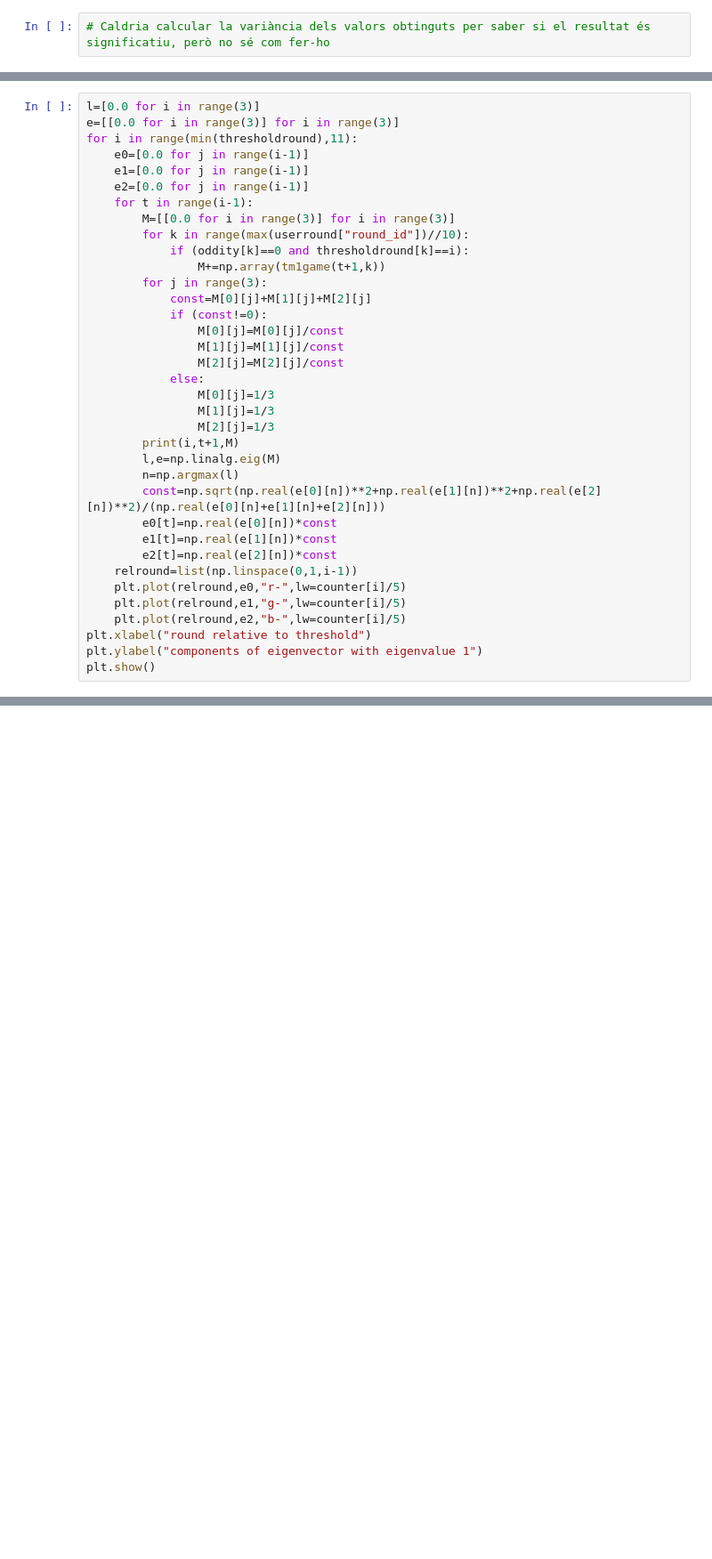
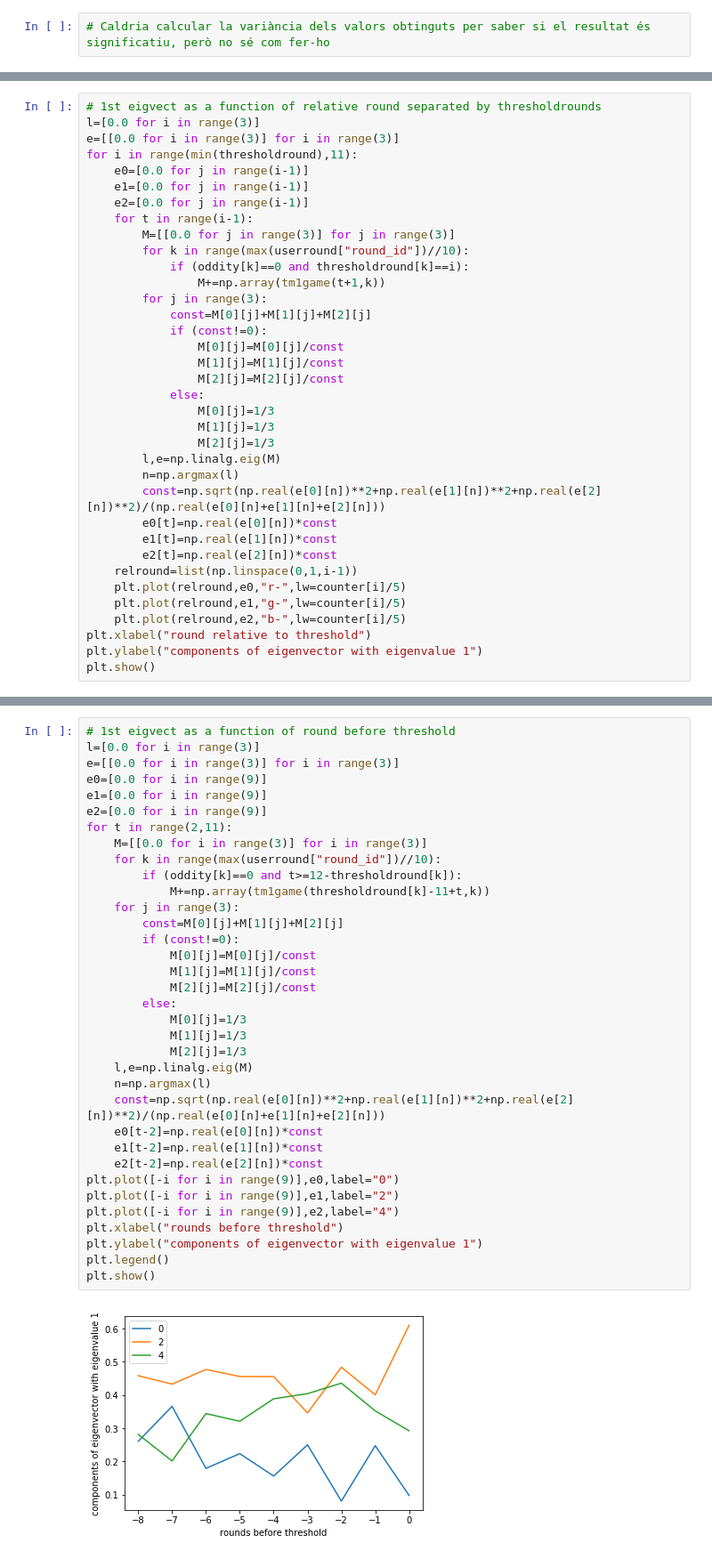
Before and after one commit to canigocallau/TFM, a Jupyter notebook: Transition matrix Climate Game.ipynb, the cells around one changed output, grey strips where cells are left out. Shown: that part at 89% size. Saved outputs shown, nothing was run; the diff lists cells and outputs as text; blank space fills up the shorter version.

```diff
--- a/Transition matrix Climate Game.ipynb
+++ b/Transition matrix Climate Game.ipynb
@@ -270,6 +284,7 @@ for t in range(1,10):
 [0.0, 0.0, 0.0]
 [0.2, 0.0, 1.0]
 # %%
+# 1st eigvect as a function of relative round separated by thresholdrounds
 l=[0.0 for i in range(3)]
 e=[[0.0 for i in range(3)] for i in range(3)]
 for i in range(min(thresholdround),11):
@@ -277,7 +292,7 @@ for i in range(min(thresholdround),11):
     e1=[0.0 for j in range(i-1)]
     e2=[0.0 for j in range(i-1)]
     for t in range(i-1):
-        M=[[0.0 for i in range(3)] for i in range(3)]
+        M=[[0.0 for j in range(3)] for j in range(3)]
         for k in range(max(userround["round_id"])//10):
             if (oddity[k]==0 and thresholdround[k]==i):
                 M+=np.array(tm1game(t+1,k))
@@ -291,7 +306,6 @@ for i in range(min(thresholdround),11):
                 M[0][j]=1/3
                 M[1][j]=1/3
                 M[2][j]=1/3
-        print(i,t+1,M)
         l,e=np.linalg.eig(M)
         n=np.argmax(l)
         const=np.sqrt(np.real(e[0][n])**2+np.real(e[1][n])**2+np.real(e[2][n])**2)/(np.real(e[0][n]+e[1][n]+e[2][n]))
@@ -326 +323,38 @@ plt.show()
 [figure]
+# %%
+# 1st eigvect as a function of round before threshold
+l=[0.0 for i in range(3)]
+e=[[0.0 for i in range(3)] for i in range(3)]
+e0=[0.0 for i in range(9)]
+e1=[0.0 for i in range(9)]
+e2=[0.0 for i in range(9)]
+for t in range(2,11):
+    M=[[0.0 for i in range(3)] for i in range(3)]
+    for k in range(max(userround["round_id"])//10):
+        if (oddity[k]==0 and t>=12-thresholdround[k]):
+            M+=np.array(tm1game(thresholdround[k]-11+t,k))
+    for j in range(3):
+        const=M[0][j]+M[1][j]+M[2][j]
+        if (const!=0):
+            M[0][j]=M[0][j]/const
+            M[1][j]=M[1][j]/const
+            M[2][j]=M[2][j]/const
+        else:
+            M[0][j]=1/3
+            M[1][j]=1/3
+            M[2][j]=1/3
+    l,e=np.linalg.eig(M)
+    n=np.argmax(l)
+    const=np.sqrt(np.real(e[0][n])**2+np.real(e[1][n])**2+np.real(e[2][n])**2)/(np.real(e[0][n]+e[1][n]+e[2][n]))
+    e0[t-2]=np.real(e[0][n])*const
+    e1[t-2]=np.real(e[1][n])*const
+    e2[t-2]=np.real(e[2][n])*const
+plt.plot([-i for i in range(9)],e0,label="0")
+plt.plot([-i for i in range(9)],e1,label="2")
+plt.plot([-i for i in range(9)],e2,label="4")
+plt.xlabel("rounds before threshold")
+plt.ylabel("components of eigenvector with eigenvalue 1")
+plt.legend()
+plt.show()
+# %% [output]
+[figure, added]
```
Also changed, not shown: parts of 14 cells of this notebook, 6 other files.
